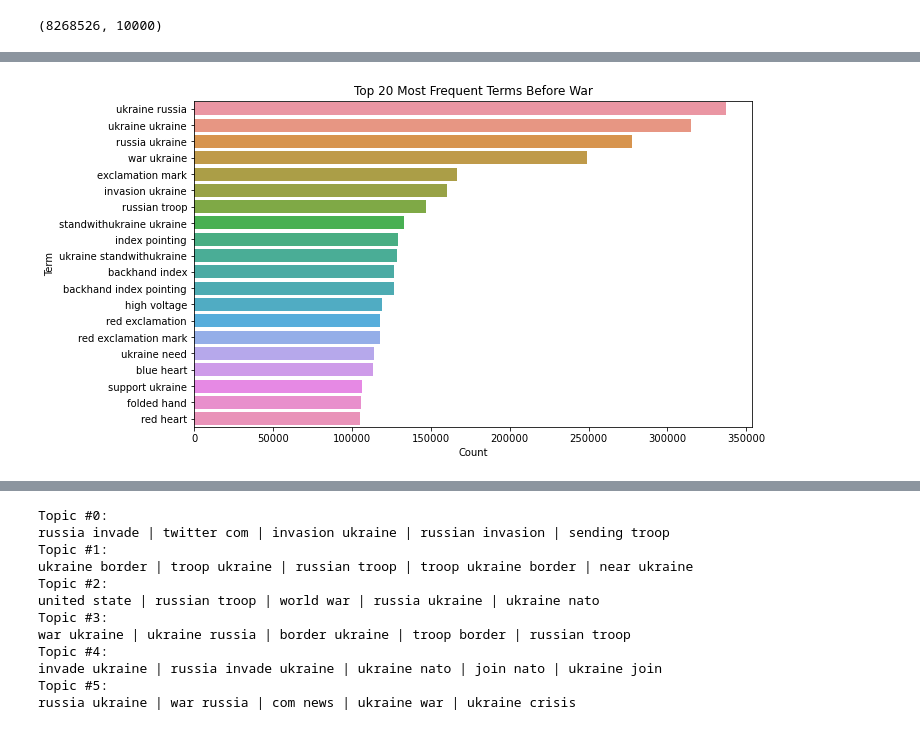
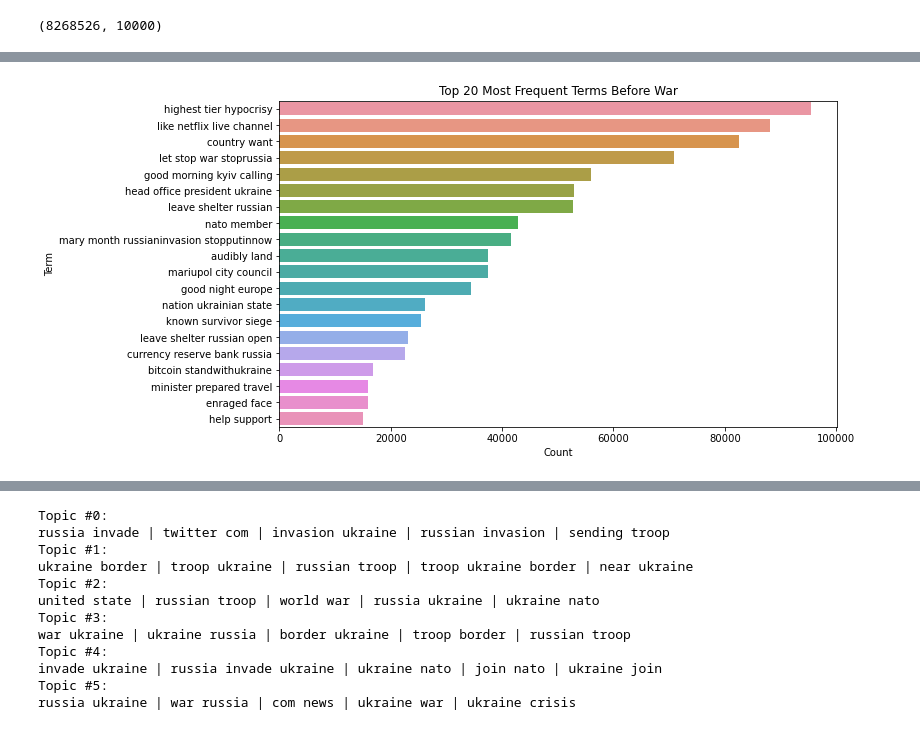
Before and after one commit to JordanMiner/Social_Media_and_Conflict, a Jupyter notebook: ukraine_russia.ipynb, the cells around one changed output, grey strips where cells are left out. Saved outputs shown, nothing was run; the diff lists cells and outputs as text; code cells hidden in the pictures.

```diff
--- a/ukraine_russia.ipynb
+++ b/ukraine_russia.ipynb
@@ -60,3 +114,7 @@ war_and_after = pd.read_csv("war_and_afterwards.csv")
+# %%
+#Read and convert csv files to data frames
+before_war = pd.read_csv("before_war.csv")
+war_and_after = pd.read_csv("war_and_afterwards.csv")
 # %%
 '''
 This function removes stopwords, tokenizes the text, and performs other basic text processing.
@@ -73,7 +131,7 @@ sia = SentimentIntensityAnalyzer()
 # Set up stopwords
 stop_words = set(stopwords.words('english'))
 
-# Clean the text data
+#Clean the text data
 def clean_text(text):
     #Remove any links via re
     text = re.sub(r'http\S+', ' ', text)
@@ -108,10 +166,11 @@ tqdm.pandas()
 # before_war['cleaned_text'] = before_war.apply(clean_text, axis=1)
 # war_and_after['cleaned_text'] = war_and_after.apply(clean_text, axis=1)
 # Clean the 'text' column and save cleaned text as 'cleaned_text'
+before_war['cleaned_text'] = before_war['text'].progress_apply(clean_text)
 war_and_after['cleaned_text'] = war_and_after['text'].progress_apply(clean_text)
-
 
 #Apply VADER sentiment analysis to the 'text' columns in both datasets
 # before_war['sentiment_score'] = before_war['cleaned_text'].apply(lambda x: sia.polarity_scores(x)['compound'])
+before_war['sentiment_score'] = before_war['cleaned_text'].progress_apply(lambda x: sia.polarity_scores(x)['compound'])
 war_and_after['sentiment_score'] = war_and_after['cleaned_text'].progress_apply(lambda x: sia.polarity_scores(x)['compound'])
 # %%
@@ -157,7 +215,7 @@ before_war_vect = CountVectorizer(strip_accents = 'unicode',
                                 max_features=5000,
                                 token_pattern = r'\b[a-zA-Z]{3,}\b',
                                 max_df = 0.85,
-                                min_df = 5,
+                                min_df = 10,
                                 ngram_range=(2,4))
 
 #Tokenize the text data and conver tot sparse matrix representation
@@ -195,29 +243,29 @@ print(war_and_after_tfidf.shape)
 # %%
 #Most frequent words in before_war
 
 # Combine the counts of each token across all tweets
 token_counts_before_war = np.array(before_war_tfidf.sum(axis=0))[0]
 
 # Get indices of sorted token counts
-sorted_indices = np.argsort(token_counts)[::-1]
+sorted_indices = np.argsort(token_counts_before_war)[::-1]
 
 # Get unique terms/token from extracted text (vocab)from CountVectorizer
-vocab_before_war = before_war_vect.get_feature_names()
+vocab_before_war = before_war_vect.get_feature_names_out()
 
 # Get the most frequent terms and their counts
-term_freq_before_war = [(vocab[i], token_counts[i]) for i in sorted_indices]
+term_freq_before_war = [(vocab[i], token_counts_before_war[i]) for i in sorted_indices]
 
 # Convert the most frequent terms to a DataFrame for visualization
-most_frequent_df = pd.DataFrame(most_frequent_terms, columns=['Term', 'Count'])
+most_frequent_df = pd.DataFrame(term_freq_before_war, columns=['Term', 'Count'])
 
 
 # Plot the most frequent terms
 plt.figure(figsize=(10, 6))
 sns.barplot(x='Count', y='Term', data=most_frequent_df.head(20))  # Adjust the number to display more or fewer terms
 plt.title('Top 20 Most Frequent Terms Before War')
 plt.xlabel('Count')
 plt.ylabel('Term')
 plt.show()
 # %% [output]
-[figure, old version]
+[figure, new version]
 # %%
```
Also changed, not shown: parts of 49 cells of this notebook, 4 other files.
